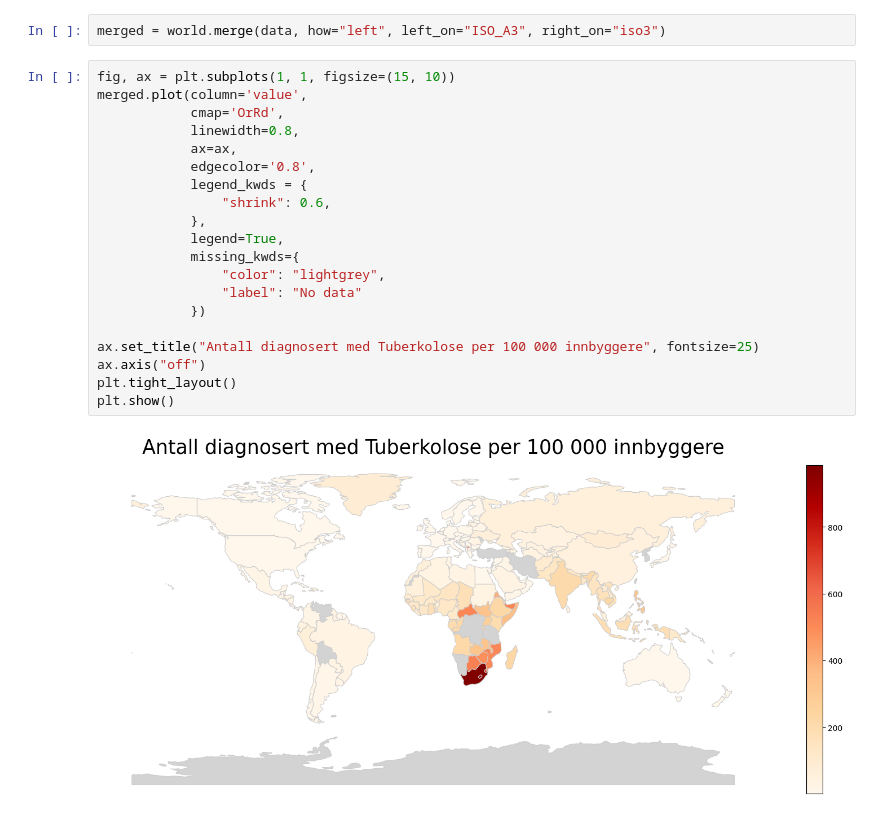
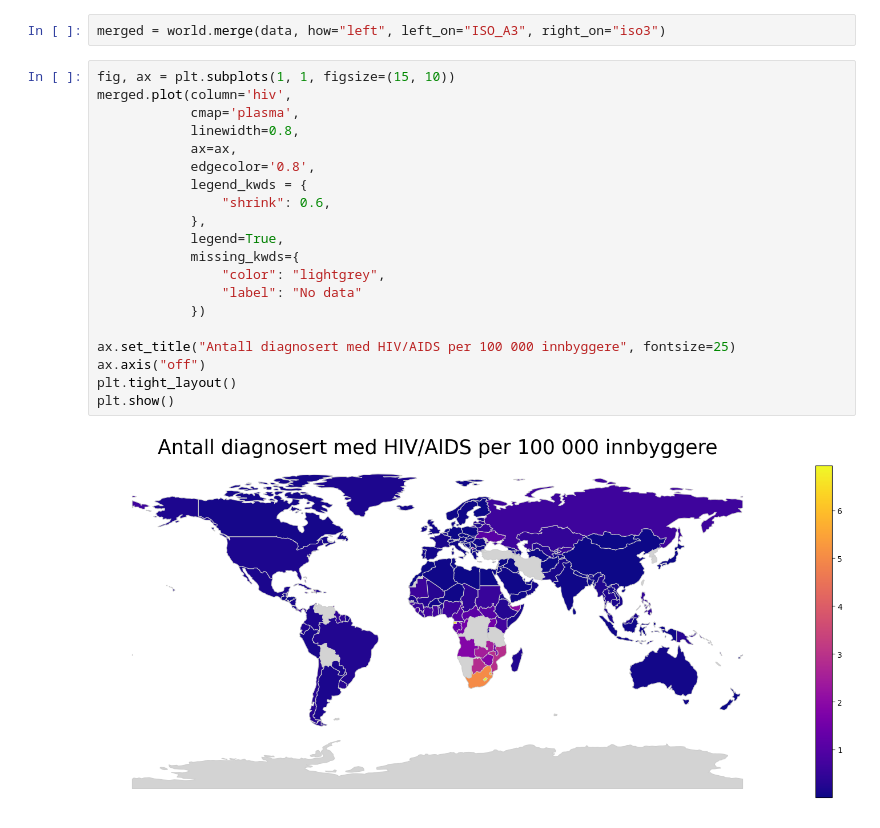
Before and after one commit to Chrispoo3680/air-quiality-vs-illness, a Jupyter notebook: notebooks/geopandas_test.ipynb, the cells around one changed output. Saved outputs shown, nothing was run; the diff lists cells and outputs as text.

```diff
--- a/notebooks/geopandas_test.ipynb
+++ b/notebooks/geopandas_test.ipynb
@@ -41,23 +41,23 @@ world.drop(columns='ISO_A3_fixed', inplace=True)
 merged = world.merge(data, how="left", left_on="ISO_A3", right_on="iso3")
 # %%
 fig, ax = plt.subplots(1, 1, figsize=(15, 10))
-merged.plot(column='value',
-            cmap='OrRd',
+merged.plot(column='hiv',
+            cmap='plasma',
             linewidth=0.8,
             ax=ax,
             edgecolor='0.8',
             legend_kwds = {
                 "shrink": 0.6,
             },
             legend=True,
             missing_kwds={
                 "color": "lightgrey",
                 "label": "No data"
             })
 
-ax.set_title("Antall diagnosert med Tuberkolose per 100 000 innbyggere", fontsize=25)
+ax.set_title("Antall diagnosert med HIV/AIDS per 100 000 innbyggere", fontsize=25)
 ax.axis("off")
 plt.tight_layout()
 plt.show()
 # %% [output]
-[figure, old version]
+[figure, new version]
```
Also changed, not shown: 1 other file.
